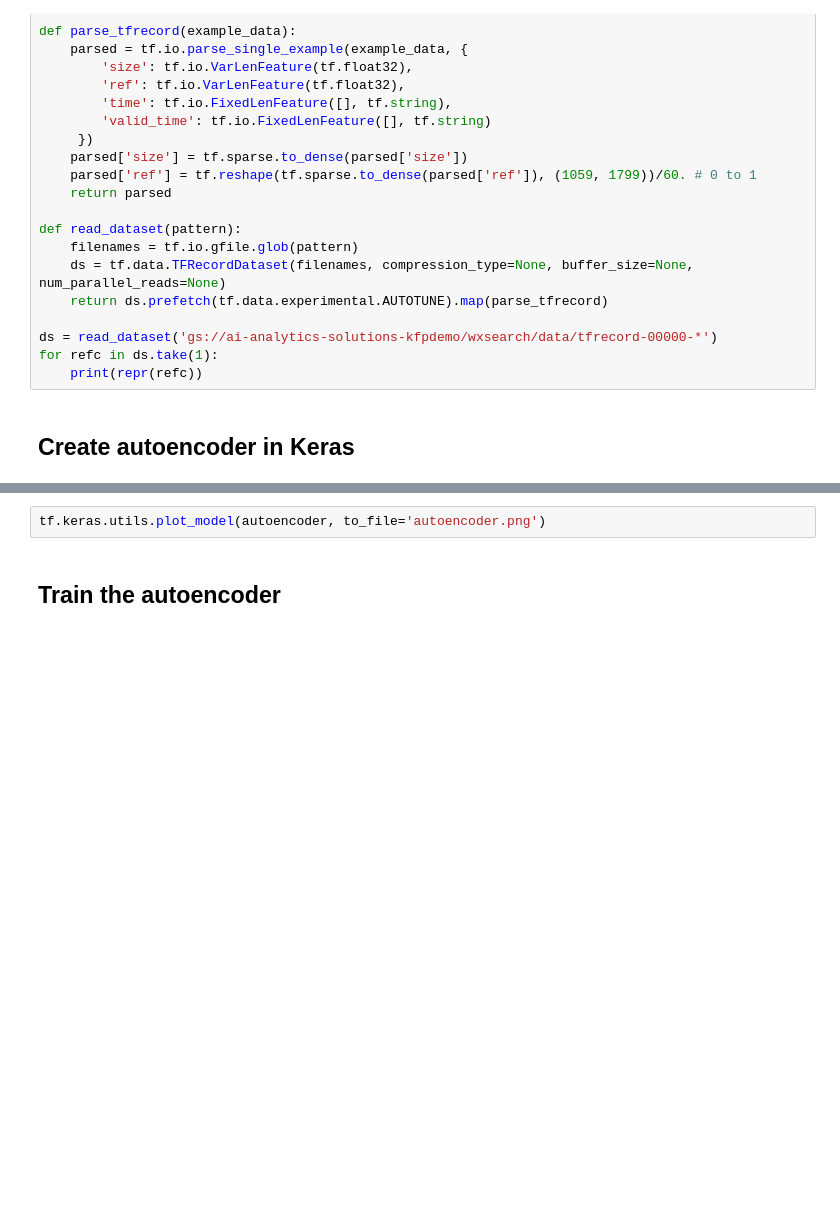
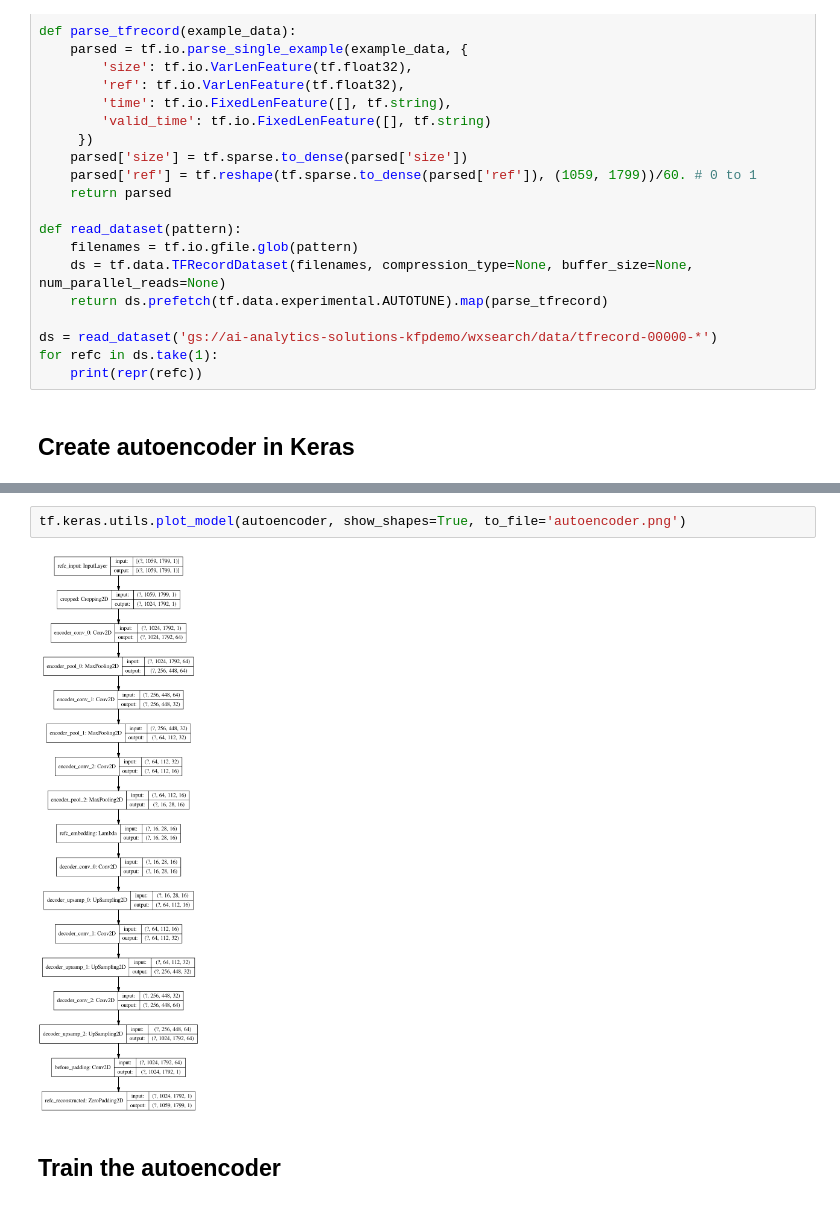
Before and after one commit to GoogleCloudPlatform/ml-design-patterns, a Jupyter notebook: 02_data_representation/weather_search/wx_embeddings.ipynb, the cells around one changed output, grey strips where cells are left out. Drawn from its saved outputs; the diff is of its cells as text; blank space fills up the shorter version.

Commit message:
with Keras plot

```diff
--- a/02_data_representation/weather_search/wx_embeddings.ipynb
+++ b/02_data_representation/weather_search/wx_embeddings.ipynb
@@ -180,5 +242,7 @@ autoencoder.summary()
 # %%
-tf.keras.utils.plot_model(autoencoder, to_file='autoencoder.png')
+tf.keras.utils.plot_model(autoencoder, show_shapes=True, to_file='autoencoder.png')
+# %% [output]
+[figure, added]
 # %% [markdown]
 ## Train the autoencoder
 # %%
```
Also changed, not shown: parts of 16 cells of this notebook.
